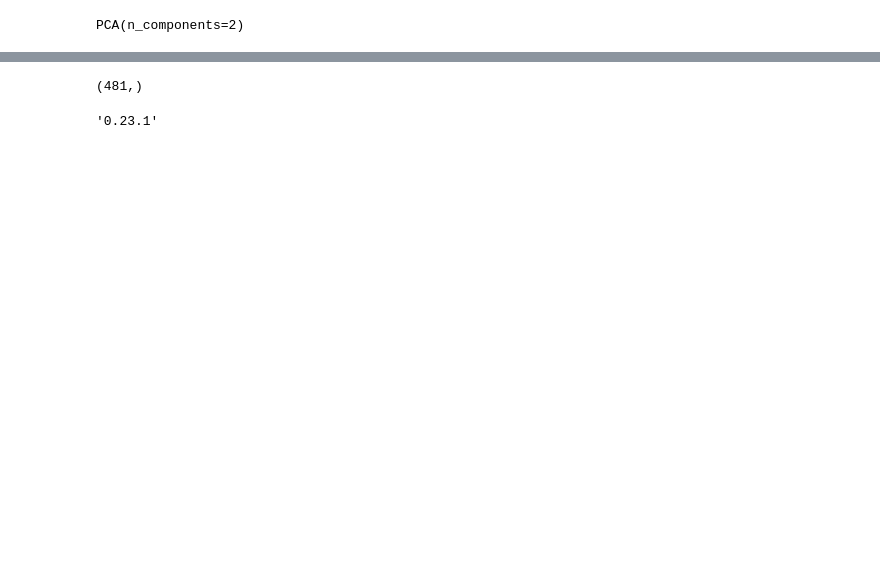
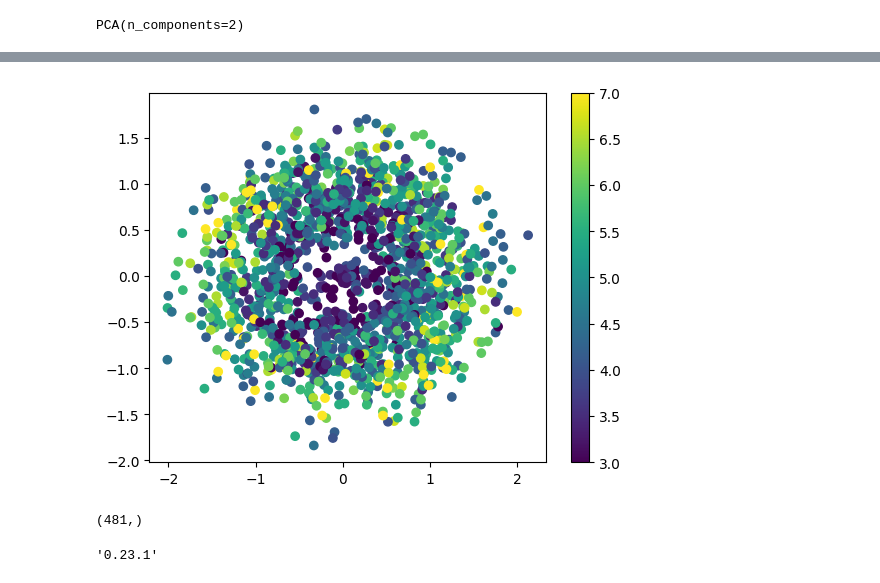
Before and after one commit to rdverse/deepHAItune, a Jupyter notebook: Machine Learning/VisualizePCA.ipynb, the cells around one changed output, grey strips where cells are left out. Saved outputs shown, nothing was run; the diff lists cells and outputs as text; code cells hidden in the pictures; blank space fills up the shorter version.

```diff
--- a/Machine Learning/VisualizePCA.ipynb
+++ b/Machine Learning/VisualizePCA.ipynb
@@ -59,3 +126,12 @@ dataBuilder.confs['data3']['conf5'][0].shape
+# %%
+import matplotlib.pyplot as plt
+plt.style.use('default')
+plt.scatter(preds[:,0],preds[:,1],c=y_Test)
+plt.colorbar()
+plt.show()
+%matplotlib inline
+# %% [output]
+[figure, added]
 # %%
 preds[:,1].shape
 # %% [output]
```
Also changed, not shown: parts of 9 cells of this notebook, 8 other files.
